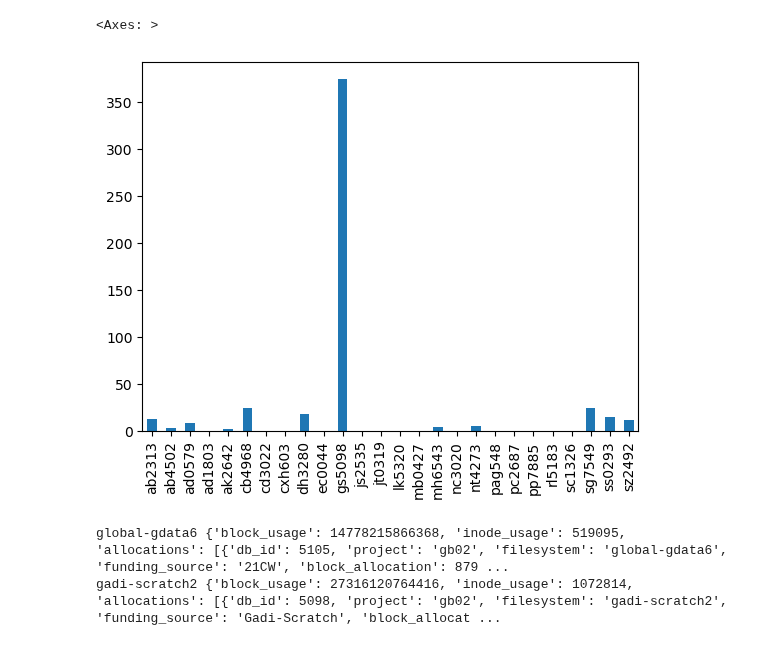
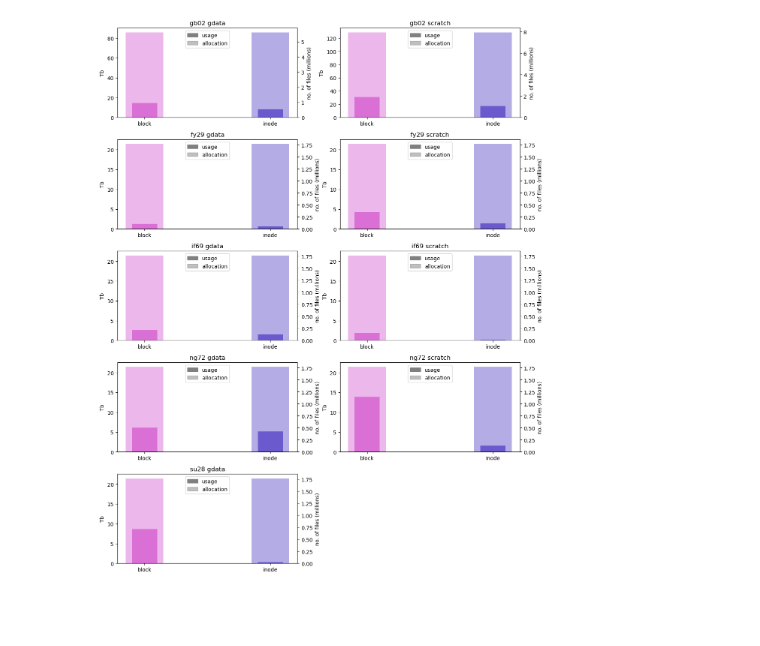
Before and after one commit to 21centuryweather/nci_resource_tools, a Jupyter notebook: notebooks/Generate_reports.ipynb, the cells around one changed output. Cells and saved outputs as stored; diff of their text form; code cells hidden in the pictures; blank space fills up the shorter version.

Commit message:
NEW FILES : Finished plotting for block and inode storages.             New file for reading of `du` command for individual             storage data.

```diff
--- a/notebooks/Generate_reports.ipynb
+++ b/notebooks/Generate_reports.ipynb
@@ -30 +23,3 @@ account['usage']['total_grant']
+# %%
+SU_df_dict, grant_dict, storage_dict = retrieve_project_data()
 # %%
@@ -50,5 +45,0 @@ SUs_df
-# %%
-SUs_df.T.loc['usage'].plot.bar(stacked=True)
-# %% [output]
-<Axes: >
-[figure, removed]
@@ -57,8 +46,52 @@ storage=account['storage']
-# %%
-for key in storage.keys():
-    print(key,storage[key])
-# %% [output]
-global-gdata6 {'block_usage': 14778215866368, 'inode_usage': 519095, 'allocations': [{'db_id': 5105, 'project': 'gb02', 'filesystem': 'global-gdata6', 'funding_source': '21CW', 'block_allocation': 879 ...
-gadi-scratch2 {'block_usage': 27316120764416, 'inode_usage': 1072814, 'allocations': [{'db_id': 5098, 'project': 'gb02', 'filesystem': 'gadi-scratch2', 'funding_source': 'Gadi-Scratch', 'block_allocat ...
+# %%
+# Plot kSUs for every project
+fig,axes = plt.subplots(1,len(grant_dict),figsize=(20,5))
+
+USER_NAMES = 5  #Plot the top five usernames of SU usage
+
+for i,project in enumerate(grant_dict.keys()):
+
+    SU_df_dict[project]['usage'].sort_values(ascending=True).to_frame().T.plot.bar(stacked=True,ax=axes[i],width=0.3)
+    patches, labels = axes[i].get_legend_handles_labels()
+    axes[i].legend(handles=patches[-USER_NAMES:][::-1],labels=labels[-USER_NAMES:][::-1])
+    axes[i].hlines(grant_dict[project],-5,5,linestyles='dashed',color='black')
+    axes[i].annotate('Grant',(-0.4,0.95*grant_dict[project]))
+    axes[i].yaxis.set_label_text('kSU')
+    axes[i].set_title(project)
+# %%
+num_columns=2
+num_rows = len(COE_PROJECTS)
+num_plots = sum(len(v) for v in storage_dict.values())
+
+Position = range(1,num_plots+1)
+
+fig_height = num_rows*3
+fig_width = 12
+
+fig = plt.figure(figsize=(fig_width,fig_height))
+k = 0
+
+for project in COE_PROJECTS:
+    for disk in storage_data[project].keys():
+
+        ax = fig.add_subplot(num_rows, num_columns, Position[k])
+        ax.bar(x=['block'],height=storage_data[project][disk]['usage'].loc['block'],width=0.2,label='usage',color='orchid')
+        ax.bar(x=['block'],height=storage_data[project][disk]['allocation'].loc['block'],alpha=0.5,width=0.3,label='allocation',color='orchid')
+        ax2=ax.twinx()
+        ax2.bar(x=['inode'],height=storage_data[project][disk]['usage'].loc['inode'],width=0.2,label='usage',color='slateblue')
+        ax2.bar(x=['inode'],height=storage_data[project][disk]['allocation'].loc['inode'],alpha=0.5,width=0.3,color='slateblue',label='allocation')
+        ax.yaxis.set_label_text('Tb')
+        ax2.yaxis.set_label_text('no. of files (millions)')
+
+        usage_patch=mpatches.Patch(color='grey',label='usage')
+        alloc_patch=mpatches.Patch(color='grey',alpha=0.5,label='allocation')
+        ax.legend(handles=[usage_patch,alloc_patch],loc=9)
+        ax.set_title(f'{project} {disk}')
+
+        k+= 1
+
+plt.tight_layout()
+# %% [output]
+[figure, added]
 # %%
 # Find the largest individual users (this takes a while)
```
Also changed, not shown: parts of 15 cells of this notebook, 3 other files.
